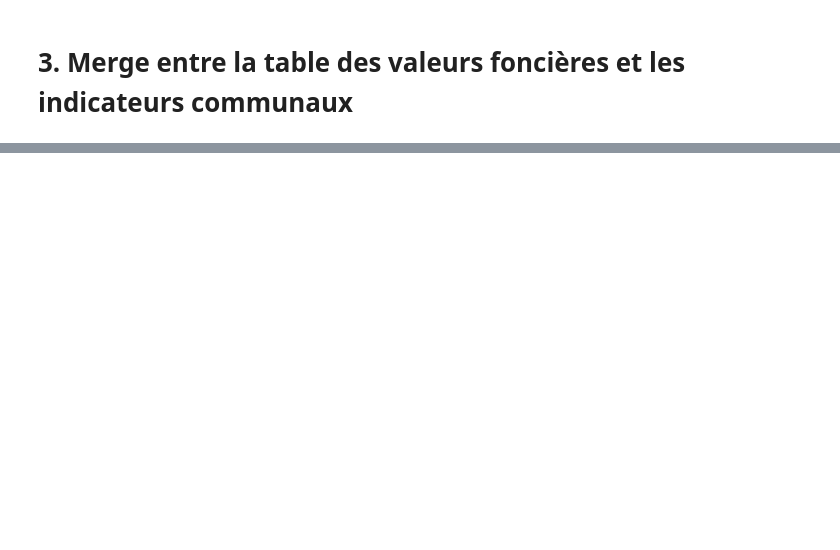
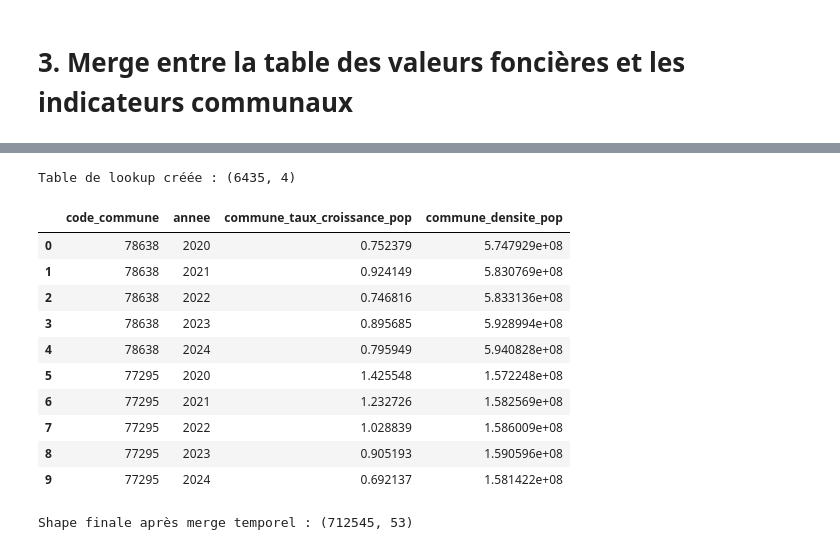
Before and after one commit to leocoooo/land_value_prediction, a Jupyter notebook: notebooks/00_create_dataset.ipynb, the cells around one changed output, grey strips where cells are left out. Drawn from its saved outputs; the diff is of its cells as text; code cells hidden in the pictures; blank space fills up the shorter version.

Commit message:
fin du notebook 00 des valeurs foncières augmentés de tous les indicateurs communaux

```diff
--- a/notebooks/00_create_dataset.ipynb
+++ b/notebooks/00_create_dataset.ipynb
@@ -696,0 +805,71 @@ Name: count, dtype: int64
+# %%
+# Mapping année de référence -> taux de croissance à utiliser
+# Pour une vente en 2021 , on prend le taux 2016-2020
+mapping_taux_croissance = {
+    2020: 'commune_taux_croissance_pop_annuel_2016_2019',
+    2021: 'commune_taux_croissance_pop_annuel_2016_2020',
+    2022: 'commune_taux_croissance_pop_annuel_2016_2021',
+    2023: 'commune_taux_croissance_pop_annuel_2016_2022',
+    2024: 'commune_taux_croissance_pop_annuel_2016_2023'
+}
+
+# Mapping année de référence -> densité de population à utiliser
+# Pour une vente en 2021, on prend la densité 2020
+mapping_densite = {
+    2020: 'commune_densite_pop_2019',
+    2021: 'commune_densite_pop_2020',
+    2022: 'commune_densite_pop_2021',
+    2023: 'commune_densite_pop_2022',
+    2024: 'commune_densite_pop_2023'
+}
+
+# On va créer un mapping code_commune + année_reference -> valeurs
+# Préparer la table de lookup pour les taux de croissance et densités
+taux_croissance_cols = list(mapping_taux_croissance.values())
+densite_cols = list(mapping_densite.values())
+
+# Créer une table longue avec code_commune et année_reference
+lookup_data = []
+
+for code_commune in data_par_commune['code_commune'].unique():
+    commune_row = data_par_commune[data_par_commune['code_commune'] == code_commune].iloc[0]
+
+    # Pour chaque année de référence possible
+    for annee, col_taux in mapping_taux_croissance.items():
+        for annee_dens, col_dens in mapping_densite.items():
+            if annee == annee_dens:  # Même année de référence
+                lookup_data.append({
+                    'code_commune': code_commune,
+                    'annee_vente': annee,
+                    'commune_taux_croissance_pop': commune_row.get(col_taux, np.nan),
+                    'commune_densite_pop': commune_row.get(col_dens, np.nan)
+                })
+
+lookup_table = pd.DataFrame(lookup_data)
+print(f"Table de lookup créée : {lookup_table.shape}")
+lookup_table.head(10)
+# %% [output]
+Table de lookup créée : (6435, 4)
+|  | code_commune | annee | commune_taux_croissance_pop | commune_densite_pop |
+| 0 | 78638 | 2020 | 0.752379 | 5.747929e+08 |
+| 1 | 78638 | 2021 | 0.924149 | 5.830769e+08 |
+| 2 | 78638 | 2022 | 0.746816 | 5.833136e+08 |
+| 3 | 78638 | 2023 | 0.895685 | 5.928994e+08 |
+| 4 | 78638 | 2024 | 0.795949 | 5.940828e+08 |
+| 5 | 77295 | 2020 | 1.425548 | 1.572248e+08 |
+| 6 | 77295 | 2021 | 1.232726 | 1.582569e+08 |
+| 7 | 77295 | 2022 | 1.028839 | 1.586009e+08 |
+| 8 | 77295 | 2023 | 0.905193 | 1.590596e+08 |
+| 9 | 77295 | 2024 | 0.692137 | 1.581422e+08 |
+# %%
+raw_idf_data = raw_idf_data.merge(
+    lookup_table,
+    left_on=['code_commune', 'annee'],
+    right_on=['code_commune', 'annee_vente'],
+    how='left'
+).drop(columns=['annee_vente'])
+
+
+print(f"Shape finale après merge temporel : {raw_idf_data.shape}")
+# %% [output]
+Shape finale après merge temporel : (712545, 53)
```
Also changed, not shown: parts of 22 cells of this notebook, 2 other files.
